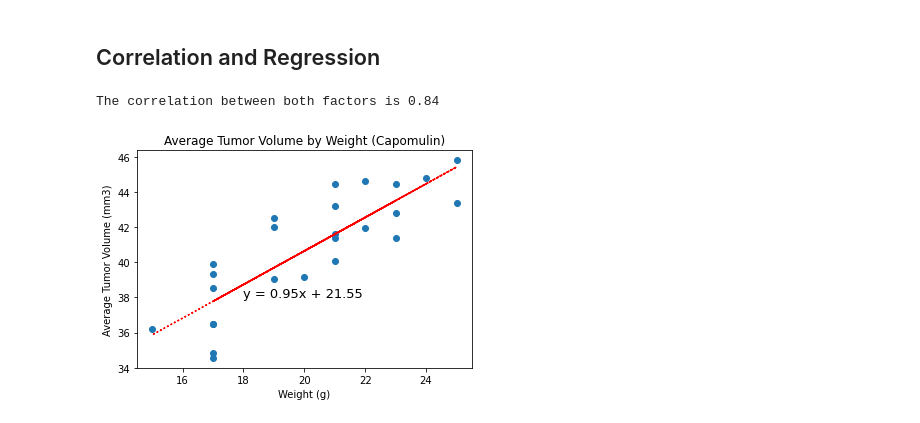
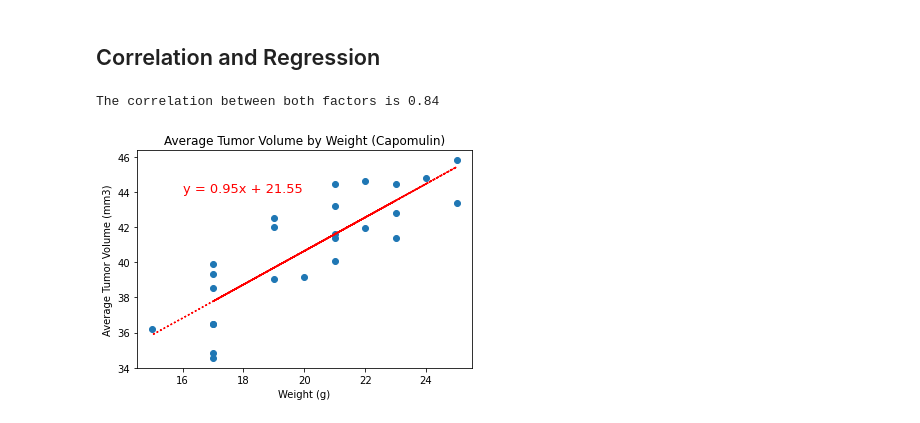
Before and after one commit to AminSundrani/matplotlib-challenge, a Jupyter notebook: pymaceuticals_starter.ipynb, the cells around one changed output. Drawn from its saved outputs; the diff is of its cells as text; code cells hidden in the pictures.

```diff
--- a/pymaceuticals_starter.ipynb
+++ b/pymaceuticals_starter.ipynb
@@ -313,26 +308,21 @@ plt.show()
 # %% [markdown]
 ## Correlation and Regression
 # %%
-# Calculate the correlation coefficient and linear regression model
-# for mouse weight and average tumor volume for the Capomulin regimen
-
-# Calculate the correlation coefficient and linear regression model
-# for mouse weight and average tumor volume for the Capomulin regimen
 correlation = st.pearsonr(x_axis,y_axis)
 print(f'The correlation between both factors is {round(correlation[0],2)}')
 
 mt_slope, mt_int, mt_r, mt_p, mt_std_err = st.linregress(x_axis, y_axis)
 mt_fit = mt_slope * x_axis + mt_int
 line_equation = f'y = {str(round(mt_slope,2))}x + {str(round(mt_int,2))}'
 
 
 plt.scatter(x_axis, y_axis)
 plt.xlabel('Weight (g)')
 plt.ylabel('Average Tumor Volume (mm3)')
 plt.title('Average Tumor Volume by Weight (Capomulin)')
-plt.annotate(line_equation,(18,38),fontsize=13,color='black')
+plt.annotate(line_equation,(16,44),fontsize=13,color='red')
 plt.plot(x_axis,mt_fit,':r')
 plt.savefig("Linear Regression Model.png")
 # %% [output]
 The correlation between both factors is 0.84
-[figure, old version]
+[figure, new version]
```
Also changed, not shown: parts of 4 cells of this notebook, 2 other files.
